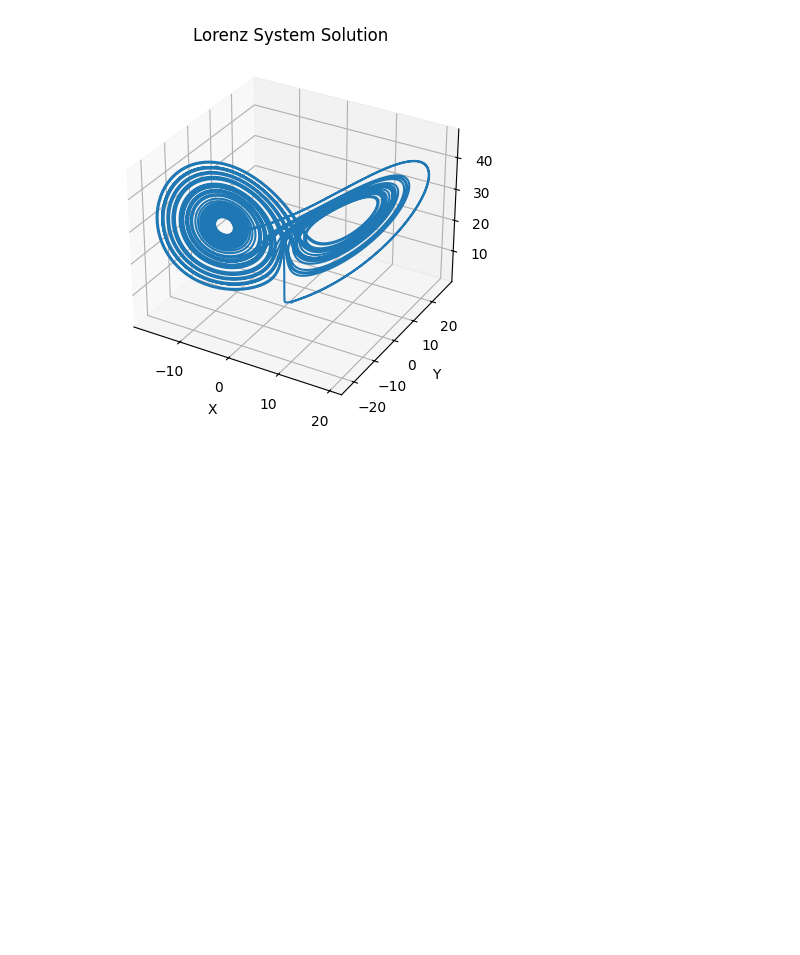
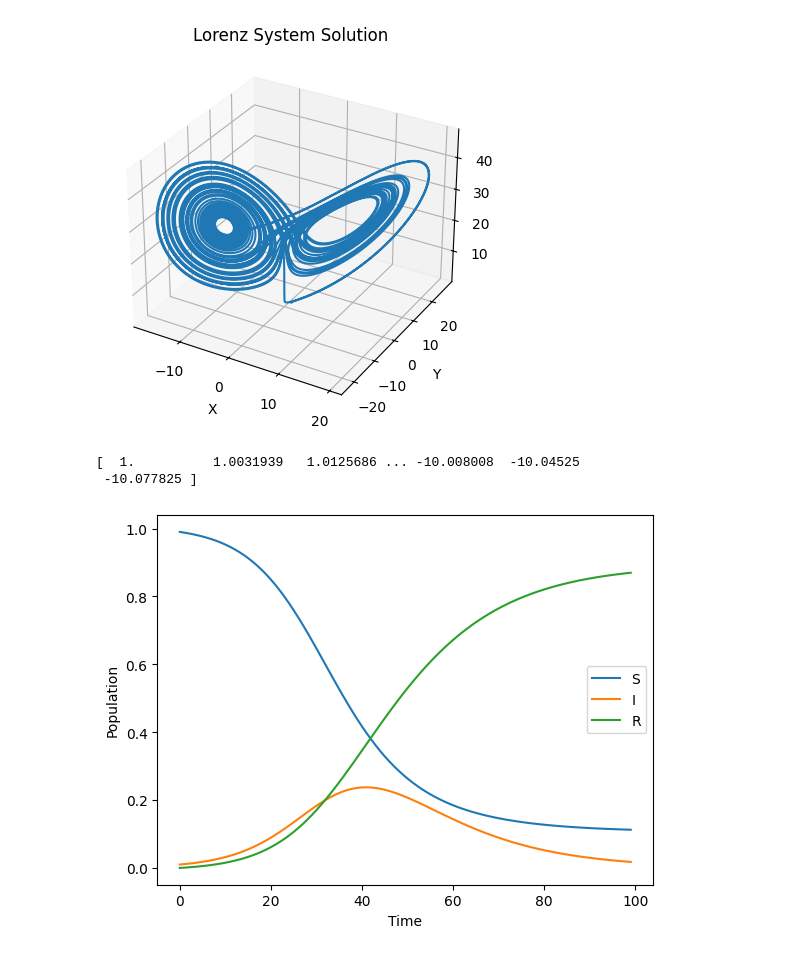
Before and after one commit to NAU-CCL/SPHERE, a Jupyter notebook: docs/output_class-2024-06-16.ipynb, the cells around one changed output. Cells and saved outputs as stored; diff of their text form; code cells hidden in the pictures; blank space fills up the shorter version.

Commit message:
document Output functionality. add SIR output plotting.

```diff
--- a/docs/output_class-2024-06-16.ipynb
+++ b/docs/output_class-2024-06-16.ipynb
@@ -1,12 +28,11 @@
 # %%
-from sphere.output.implementations import LorenzOutput
 import sys
 sys.path.append('../')
 
-from sphere.plotting import plot_lorenz_output
 from sphere.model.implementations.Lorenz import LorenzModel
 from sphere.model.abstract.parameters import LorenzParameters
 from sphere.model.abstract.solvers import JAXSolver
+from sphere.output.implementations import LorenzOutput
 
 # Initialize Model Parameters
 lorenz_params = LorenzParameters(
@@ -16,11 +42,37 @@ lorenz_params = LorenzParameters(
             beta=8.0/3.0
         )
 
-solver = JAXSolver() # Choose a solver
-model = LorenzModel(lorenz_params, solver) # Initialize the model
-output = LorenzOutput()
-output.states = model.run(time_steps=50) # Run the model
+solver = JAXSolver()  # Choose a solver
+model = LorenzModel(lorenz_params, solver)  # Initialize the model
+output = LorenzOutput()  # Initialize an output object
+output.states = model.run(time_steps=50)  # Run the model
 
 output.plot_states()
+print(output.states[0])
 # %% [output]
 [figure]
+[  1.          1.0031939   1.0125686 ... -10.008008  -10.04525
+ -10.077825 ]
+# %%
+import sys
+sys.path.append('../')
+
+from sphere.model.implementations.SIR import SIRModel
+from sphere.model.abstract.parameters import SIRParameters
+from sphere.model.abstract.solvers import JAXSolver
+from sphere.output.implementations import SIROutput
+
+sir_params = SIRParameters(
+    initial_state=(0.99, 0.01, 0.0),
+    beta = 0.2,
+    gamma = 0.08
+)
+
+solver = JAXSolver()
+model = SIRModel(sir_params, solver)
+output = SIROutput()
+output.states = model.run(time_steps=100)
+
+output.plot_states()
+# %% [output]
+[figure, added]
```
Also changed, not shown: parts of 1 cell of this notebook, 4 other files.
